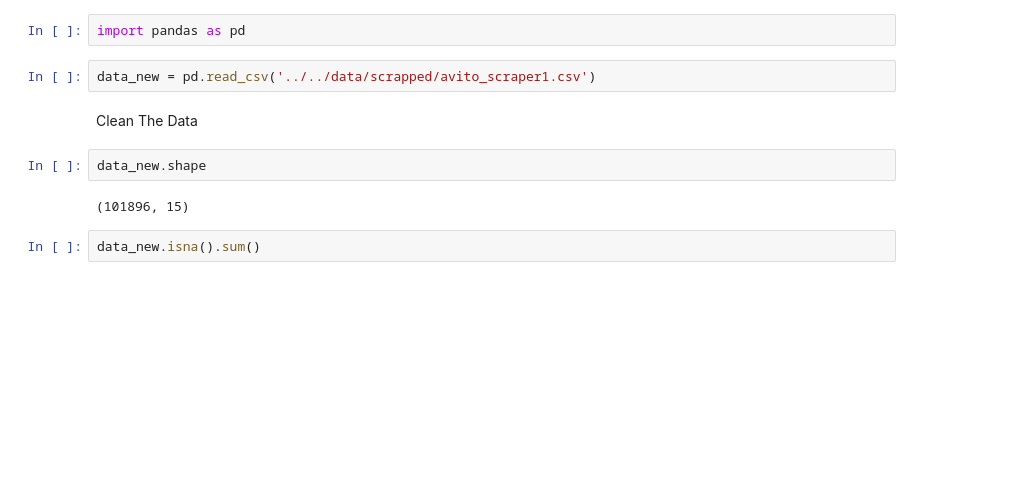
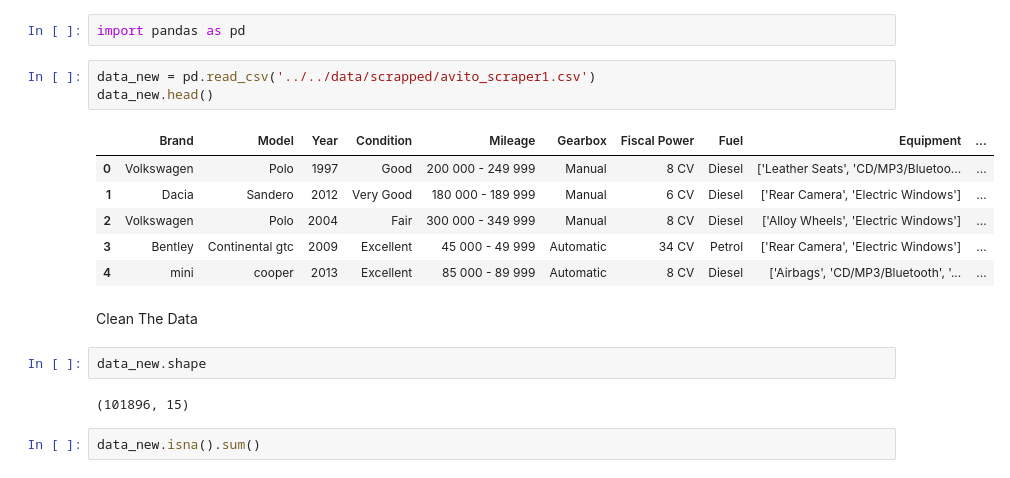
Before and after one commit to oumaimabelabbas/AutoPredict, a Jupyter notebook: src/preprocessing/data_clean2.ipynb, the cells around one changed output. Drawn from its saved outputs; the diff is of its cells as text; blank space fills up the shorter version.

```diff
--- a/src/preprocessing/data_clean2.ipynb
+++ b/src/preprocessing/data_clean2.ipynb
@@ -2,6 +2,14 @@
 import pandas as pd
 # %%
 data_new = pd.read_csv('../../data/scrapped/avito_scraper1.csv')
+data_new.head()
+# %% [output]
+|  | Brand | Model | Year | Condition | Mileage | Gearbox | Fiscal Power | Fuel | Equipment | ... |
+| 0 | Volkswagen | Polo | 1997 | Good | 200 000 - 249 999 | Manual | 8 CV | Diesel | ['Leather Seats', 'CD/MP3/Bluetoo... | ... |
+| 1 | Dacia | Sandero | 2012 | Very Good | 180 000 - 189 999 | Manual | 6 CV | Diesel | ['Rear Camera', 'Electric Windows'] | ... |
+| 2 | Volkswagen | Polo | 2004 | Fair | 300 000 - 349 999 | Manual | 8 CV | Diesel | ['Alloy Wheels', 'Electric Windows'] | ... |
+| 3 | Bentley | Continental gtc | 2009 | Excellent | 45 000 - 49 999 | Automatic | 34 CV | Petrol | ['Rear Camera', 'Electric Windows'] | ... |
+| 4 | mini | cooper | 2013 | Excellent | 85 000 - 89 999 | Automatic | 8 CV | Diesel | ['Airbags', 'CD/MP3/Bluetooth', '... | ... |
 # %% [markdown]
 Clean The Data
 # %%
```
Also changed, not shown: parts of 1 cell of this notebook, 8 other files.
